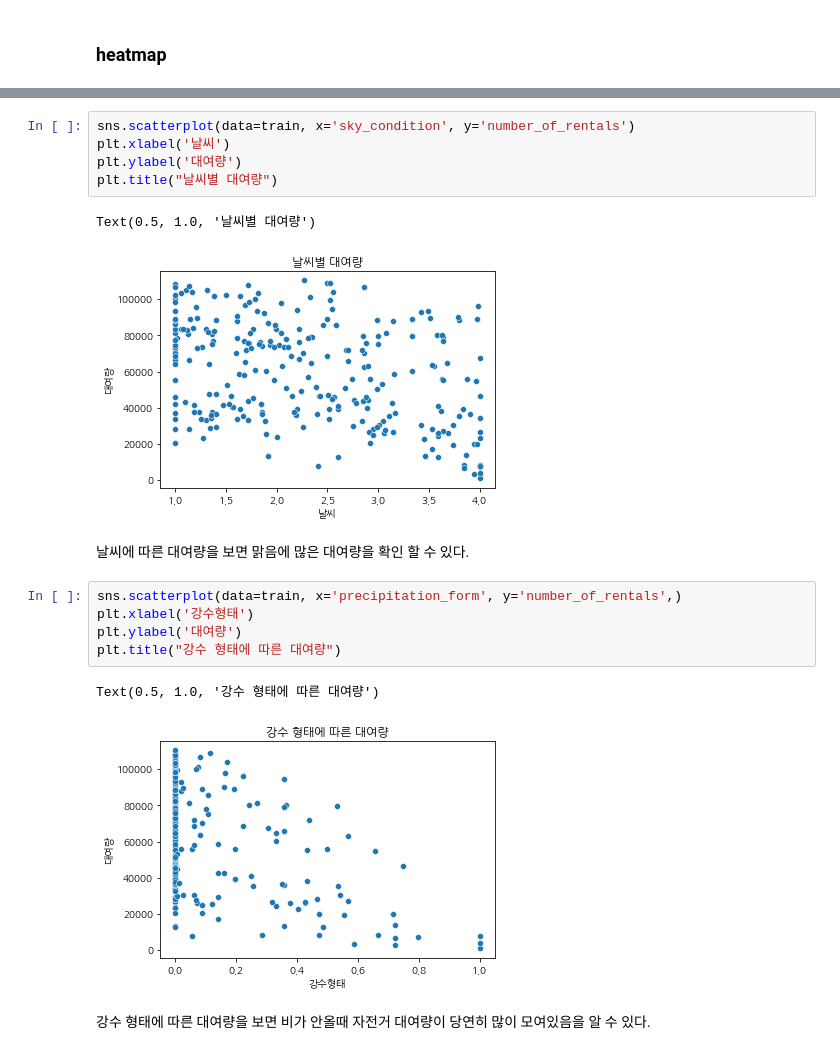
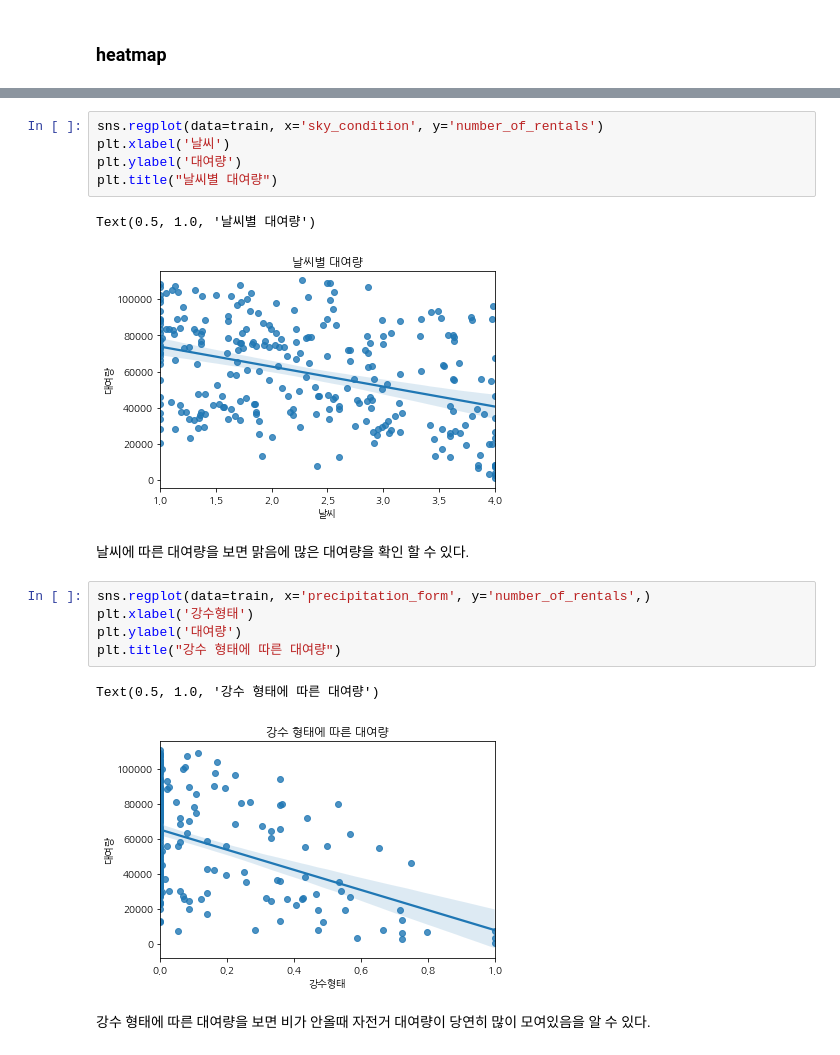
Before and after one commit to choiuikang/contest, a Jupyter notebook: dacon/ttareungi_rental_forecast.ipynb, the cells around one changed output, grey strips where cells are left out. Cells and saved outputs as stored; diff of their text form.

```diff
--- a/dacon/Untitled.ipynb
+++ b/dacon/ttareungi_rental_forecast.ipynb
@@ -182,21 +191,21 @@ sns.heatmap(train.corr(), annot = True)
 # %%
-sns.scatterplot(data=train, x='sky_condition', y='number_of_rentals')
+sns.regplot(data=train, x='sky_condition', y='number_of_rentals')
 plt.xlabel('날씨')
 plt.ylabel('대여량')
 plt.title("날씨별 대여량")
 # %% [output]
 Text(0.5, 1.0, '날씨별 대여량')
-[figure, old version]
+[figure, new version]
 # %% [markdown]
 날씨에 따른 대여량을 보면 맑음에 많은 대여량을 확인 할 수 있다.
 # %%
-sns.scatterplot(data=train, x='precipitation_form', y='number_of_rentals',)
+sns.regplot(data=train, x='precipitation_form', y='number_of_rentals',)
 plt.xlabel('강수형태')
 plt.ylabel('대여량')
 plt.title("강수 형태에 따른 대여량")
 # %% [output]
 Text(0.5, 1.0, '강수 형태에 따른 대여량')
-[figure, old version]
+[figure, new version]
 # %% [markdown]
 강수 형태에 따른 대여량을 보면 비가 안올때 자전거 대여량이 당연히 많이 모여있음을 알 수 있다.
 # %%
```
Also changed, not shown: parts of 32 cells of this notebook.
